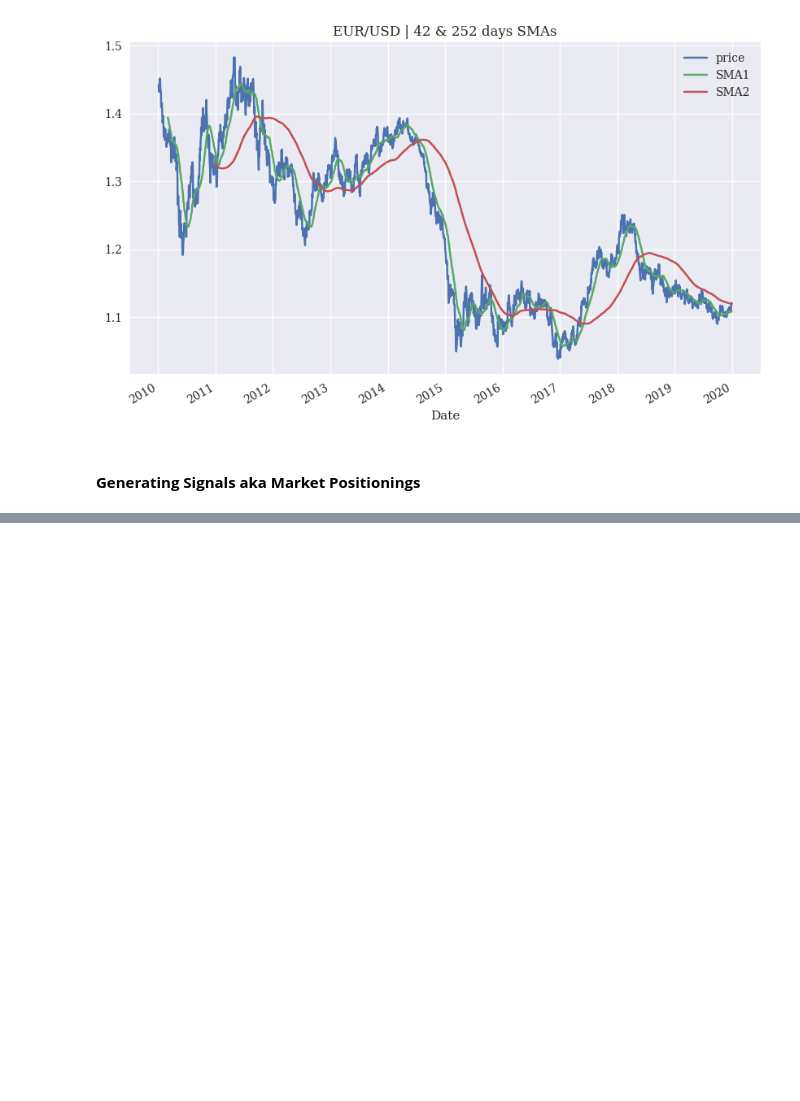
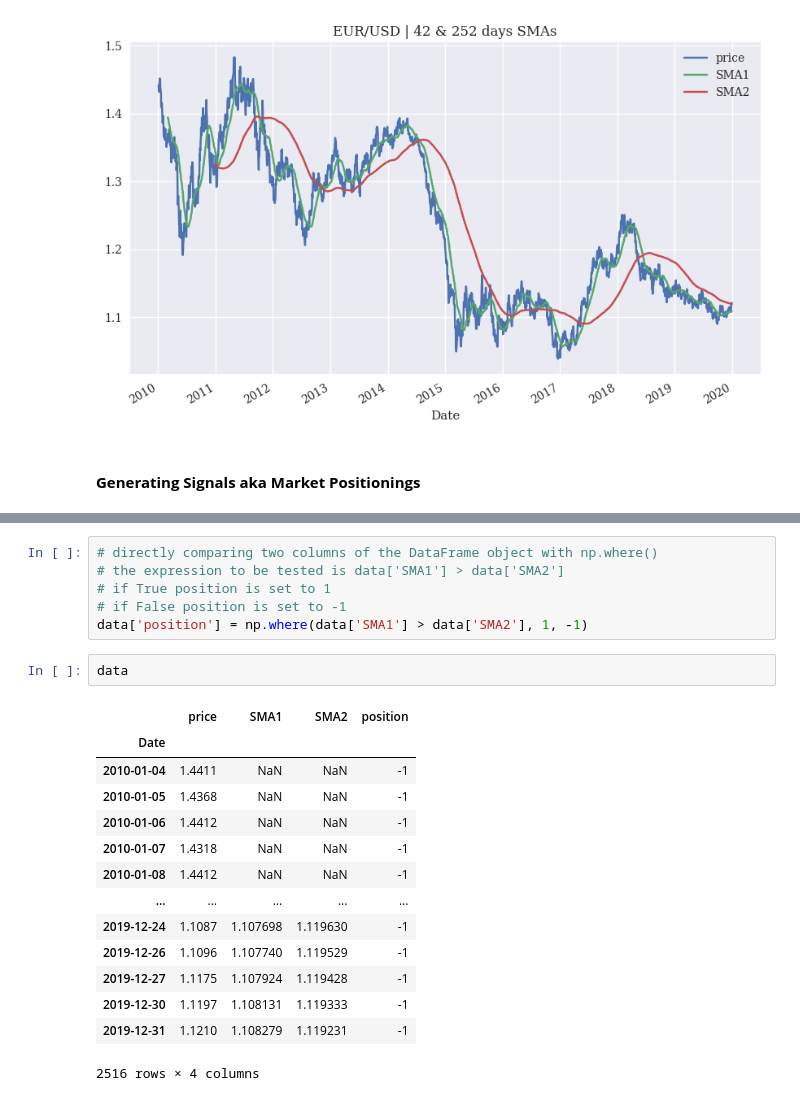
Before and after one commit to mindeleven/Analyzing-financial-data-with-python-and-rust, a Jupyter notebook: algorithmic_trading/algorithmic-trading-hilpisch/python_for_algorithmic_trading/ch04_Vectorized_Backtesting/02_moving_averages_strategies.ipynb, the cells around one changed output, grey strips where cells are left out. Saved outputs shown, nothing was run; the diff lists cells and outputs as text; blank space fills up the shorter version.

```diff
--- a/algorithmic_trading/algorithmic-trading-hilpisch/python_for_algorithmic_trading/ch04_Vectorized_Backtesting/02_moving_averages_strategies.ipynb
+++ b/algorithmic_trading/algorithmic-trading-hilpisch/python_for_algorithmic_trading/ch04_Vectorized_Backtesting/02_moving_averages_strategies.ipynb
@@ -163,0 +168,23 @@ Market positionings are generated based on the *relationship between the two SMA
+# %%
+# directly comparing two columns of the DataFrame object with np.where()
+# the expression to be tested is data['SMA1'] > data['SMA2']
+# if True position is set to 1
+# if False position is set to -1
+data['position'] = np.where(data['SMA1'] > data['SMA2'], 1, -1)
+# %%
+data
+# %% [output]
+|  | price | SMA1 | SMA2 | position |
+| Date |  |  |  |  |
+| 2010-01-04 | 1.4411 | NaN | NaN | -1 |
+| 2010-01-05 | 1.4368 | NaN | NaN | -1 |
+| 2010-01-06 | 1.4412 | NaN | NaN | -1 |
+| 2010-01-07 | 1.4318 | NaN | NaN | -1 |
+| 2010-01-08 | 1.4412 | NaN | NaN | -1 |
+| ... | ... | ... | ... | ... |
+| 2019-12-24 | 1.1087 | 1.107698 | 1.119630 | -1 |
+| 2019-12-26 | 1.1096 | 1.107740 | 1.119529 | -1 |
+| 2019-12-27 | 1.1175 | 1.107924 | 1.119428 | -1 |
+| 2019-12-30 | 1.1197 | 1.108131 | 1.119333 | -1 |
+| 2019-12-31 | 1.1210 | 1.108279 | 1.119231 | -1 |
+2516 rows × 4 columns
```
Also changed, not shown: parts of 10 cells of this notebook.
